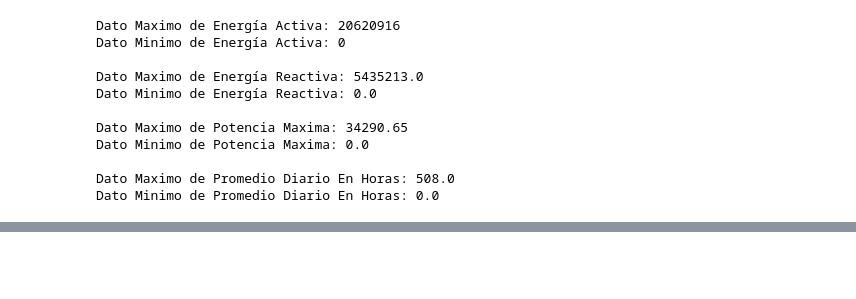
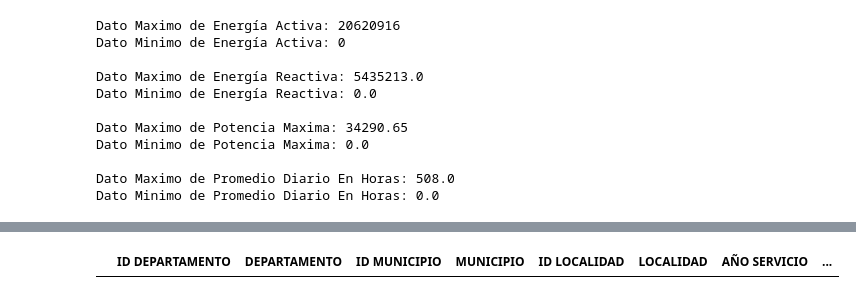
Before and after one commit to sebasflorezo/Proyecto-IA-Grupo-2, a Jupyter notebook: notebooks/Practica_Proyecto.ipynb, the cells around one changed output, grey strips where cells are left out. Cells and saved outputs as stored; diff of their text form; code cells hidden in the pictures; blank space fills up the shorter version.

```diff
--- a/notebooks/Practica_Proyecto.ipynb
+++ b/notebooks/Practica_Proyecto.ipynb
@@ -305,0 +512,5 @@ np.int64(1)
+# %%
+# Valor nullo en DÍA DE DEMANDA MÁXIMA
+df_datos[df_datos['DÍA DE DEMANDA MÁXIMA'].isnull()]
+# %% [output]
+|  | ID DEPARTAMENTO | DEPARTAMENTO | ID MUNICIPIO | MUNICIPIO | ID LOCALIDAD | LOCALIDAD | AÑO SERVICIO | ... |
```
Also changed, not shown: parts of 19 cells of this notebook.
